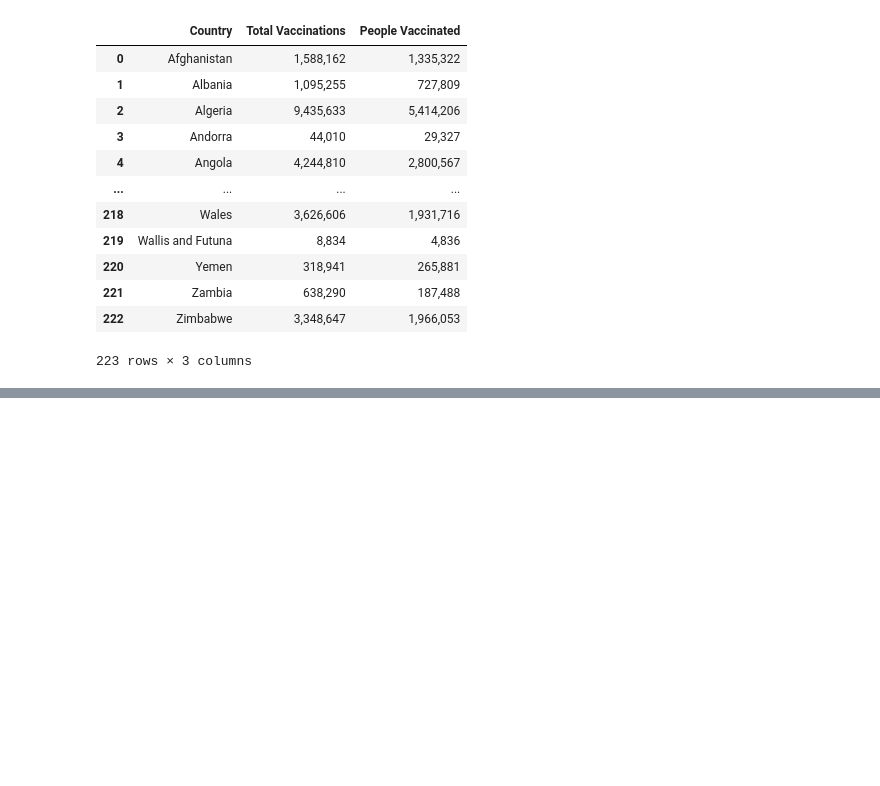
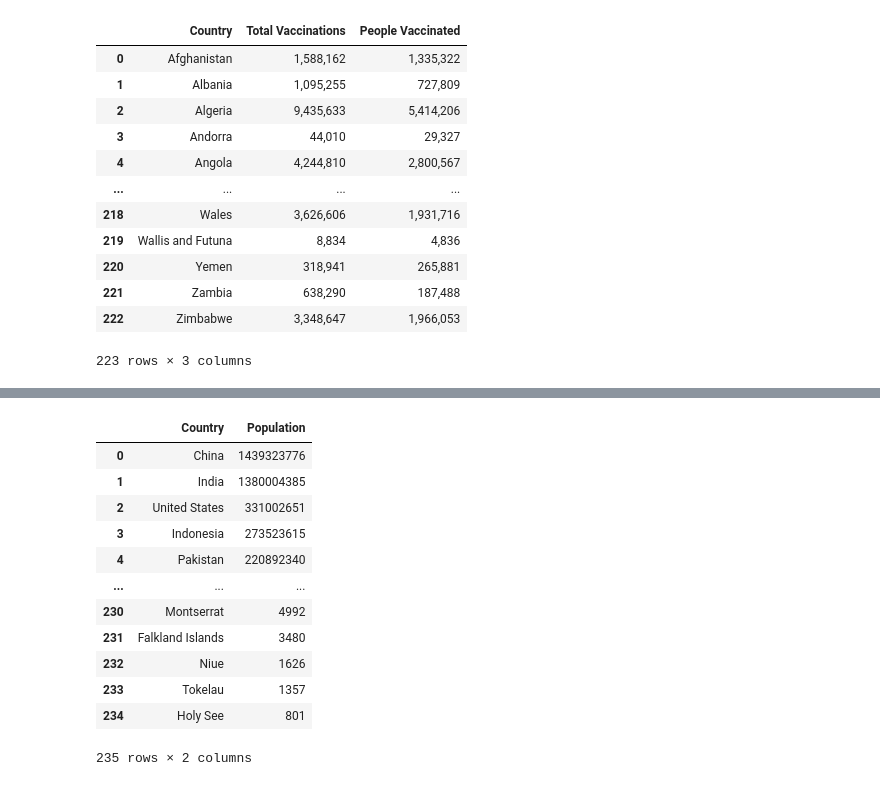
Before and after one commit to atabbalat/DSC540, a Jupyter notebook: Term Project/Term_Project_AbedTabbalat.ipynb, the cells around one changed output, grey strips where cells are left out. Drawn from its saved outputs; the diff is of its cells as text; code cells hidden in the pictures; blank space fills up the shorter version.

```diff
--- a/Term Project/Term_Project_AbedTabbalat.ipynb
+++ b/Term Project/Term_Project_AbedTabbalat.ipynb
@@ -143,0 +216,19 @@ HTTPError: HTTP Error 403: Forbidden
+# %%
+# Step 2 will need from this dataset the Country column and the Population column as the rest of the data
+# is irrelevant to this project
+df_web_1 = df_web[['Country', 'Population']]
+df_web_1
+# %% [output]
+|  | Country | Population |
+| 0 | China | 1439323776 |
+| 1 | India | 1380004385 |
+| 2 | United States | 331002651 |
+| 3 | Indonesia | 273523615 |
+| 4 | Pakistan | 220892340 |
+| ... | ... | ... |
+| 230 | Montserrat | 4992 |
+| 231 | Falkland Islands | 3480 |
+| 232 | Niue | 1626 |
+| 233 | Tokelau | 1357 |
+| 234 | Holy See | 801 |
+235 rows × 2 columns
```
Also changed, not shown: parts of 13 cells of this notebook.
